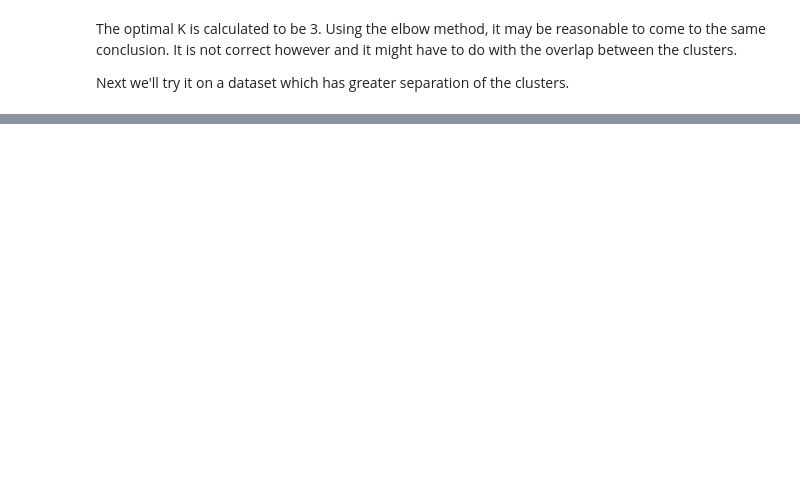
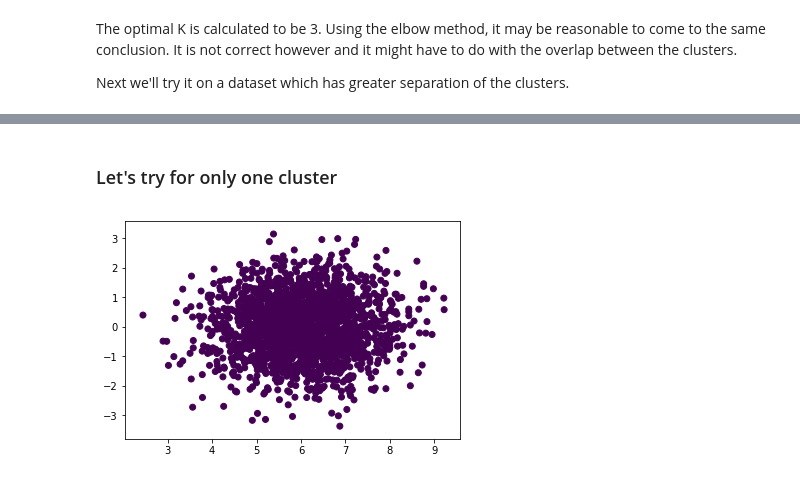
Before and after one commit to edforsberg/MME440_Project2, a Jupyter notebook: RaukonGap.ipynb, the cells around one changed output, grey strips where cells are left out. Cells and saved outputs as stored; diff of their text form; code cells hidden in the pictures; blank space fills up the shorter version.

```diff
--- a/RaukonGap.ipynb
+++ b/RaukonGap.ipynb
@@ -165,0 +207,8 @@ Next we'll try it on a dataset which has greater separation of the clusters.
+# %% [markdown]
+### Let's try for only one cluster
+# %%
+Xdat_one, Ydat_one = df.Data_one_cluster()
+plt.scatter(Xdat_one[:,0],Xdat_one[:,1],c=Ydat_one)
+plt.show()
+# %% [output]
+[figure, added]
```
Also changed, not shown: parts of 19 cells of this notebook.
